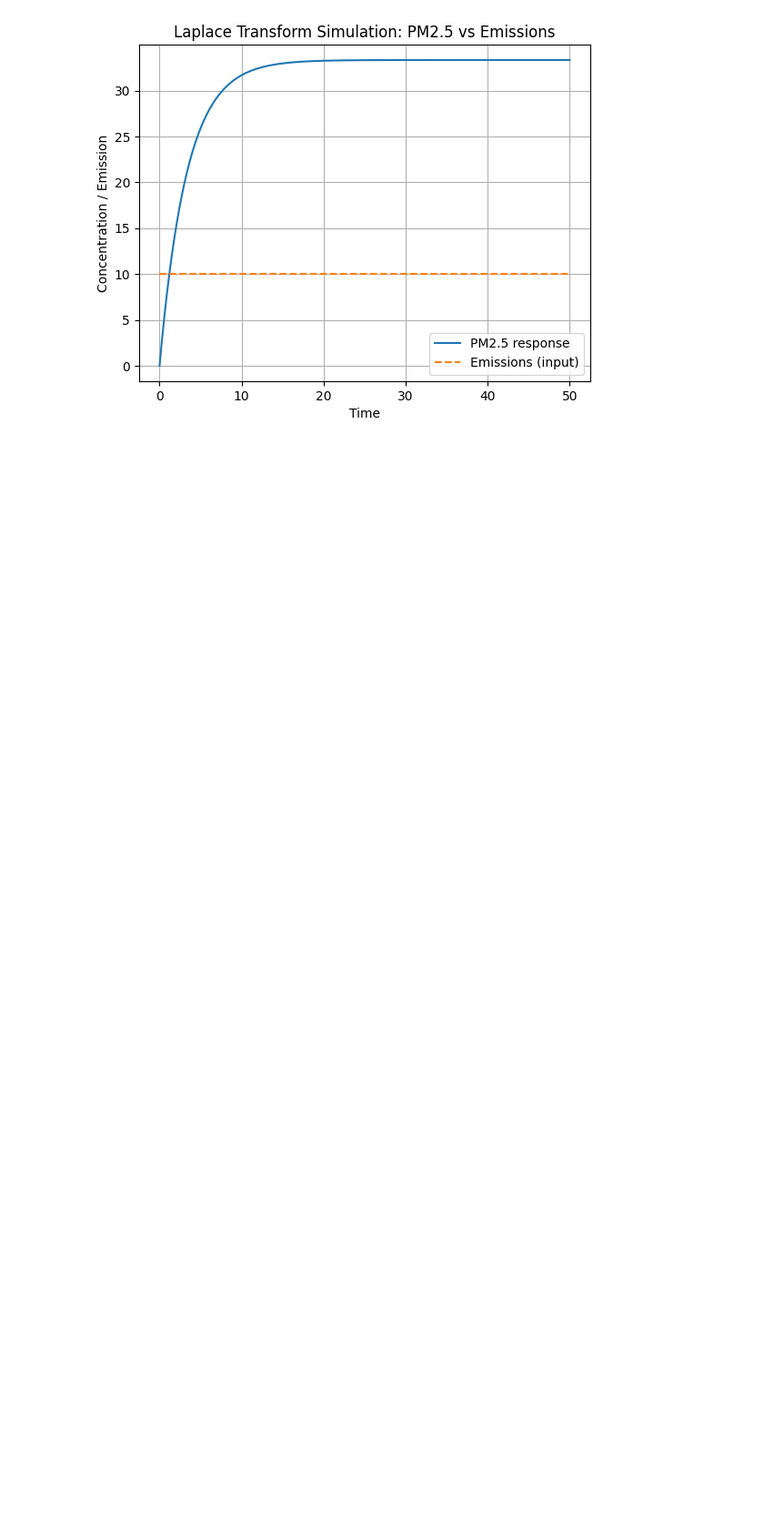
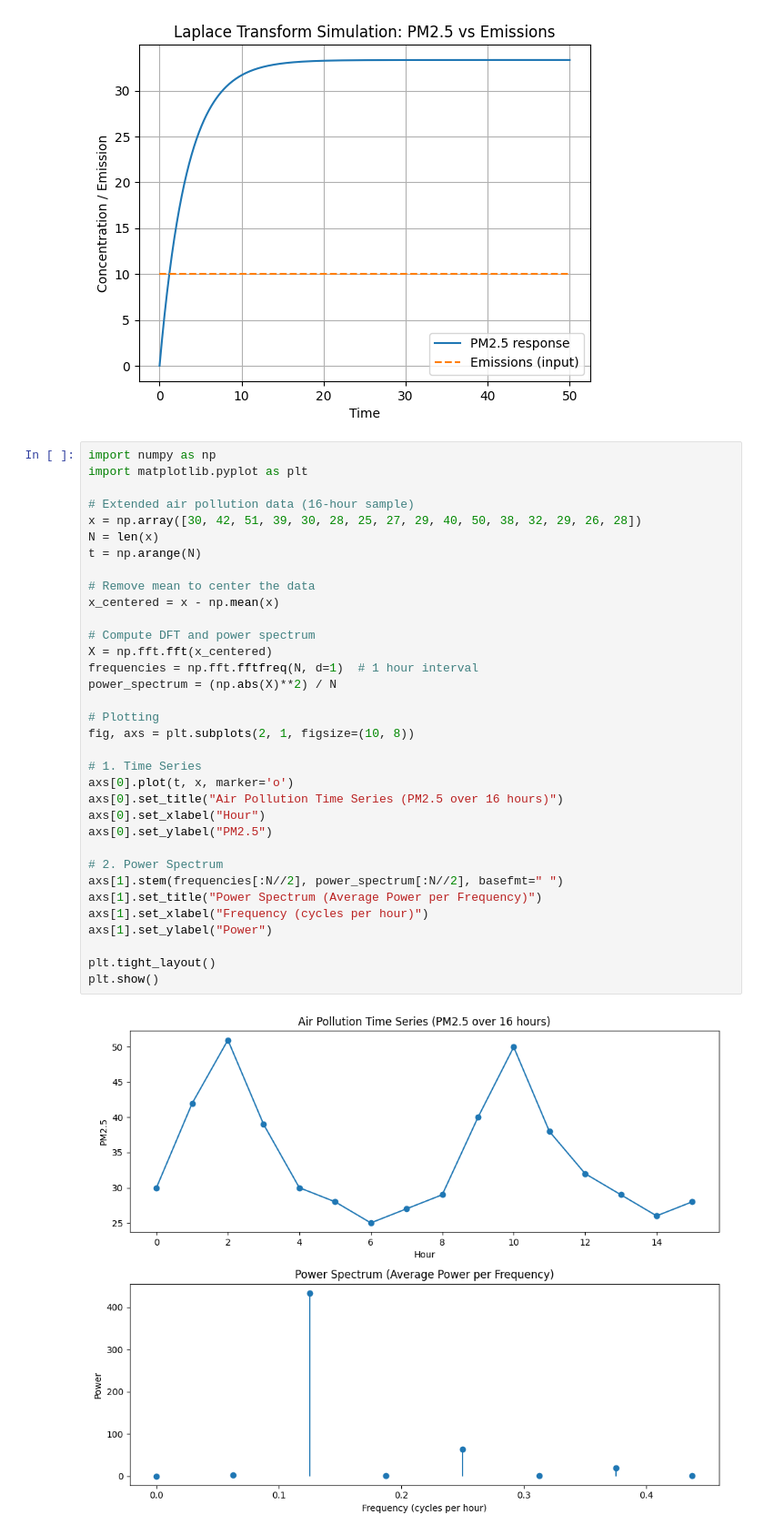
Before and after one commit to mioyn/AdvDataProg, a Jupyter notebook: Maths.ipynb, the cells around one changed output. Shown at 91% size. Drawn from its saved outputs; the diff is of its cells as text; blank space fills up the shorter version.

```diff
--- a/Maths.ipynb
+++ b/Maths.ipynb
@@ -62,3 +62,39 @@ plt.grid(True)
 plt.show()
 # %% [output]
 [figure]
+# %%
+import numpy as np
+import matplotlib.pyplot as plt
+
+# Extended air pollution data (16-hour sample)
+x = np.array([30, 42, 51, 39, 30, 28, 25, 27, 29, 40, 50, 38, 32, 29, 26, 28])
+N = len(x)
+t = np.arange(N)
+
+# Remove mean to center the data
+x_centered = x - np.mean(x)
+
+# Compute DFT and power spectrum
+X = np.fft.fft(x_centered)
+frequencies = np.fft.fftfreq(N, d=1)  # 1 hour interval
+power_spectrum = (np.abs(X)**2) / N
+
+# Plotting
+fig, axs = plt.subplots(2, 1, figsize=(10, 8))
+
+# 1. Time Series
+axs[0].plot(t, x, marker='o')
+axs[0].set_title("Air Pollution Time Series (PM2.5 over 16 hours)")
+axs[0].set_xlabel("Hour")
+axs[0].set_ylabel("PM2.5")
+
+# 2. Power Spectrum
+axs[1].stem(frequencies[:N//2], power_spectrum[:N//2], basefmt=" ")
+axs[1].set_title("Power Spectrum (Average Power per Frequency)")
+axs[1].set_xlabel("Frequency (cycles per hour)")
+axs[1].set_ylabel("Power")
+
+plt.tight_layout()
+plt.show()
+# %% [output]
+[figure, added]
```
